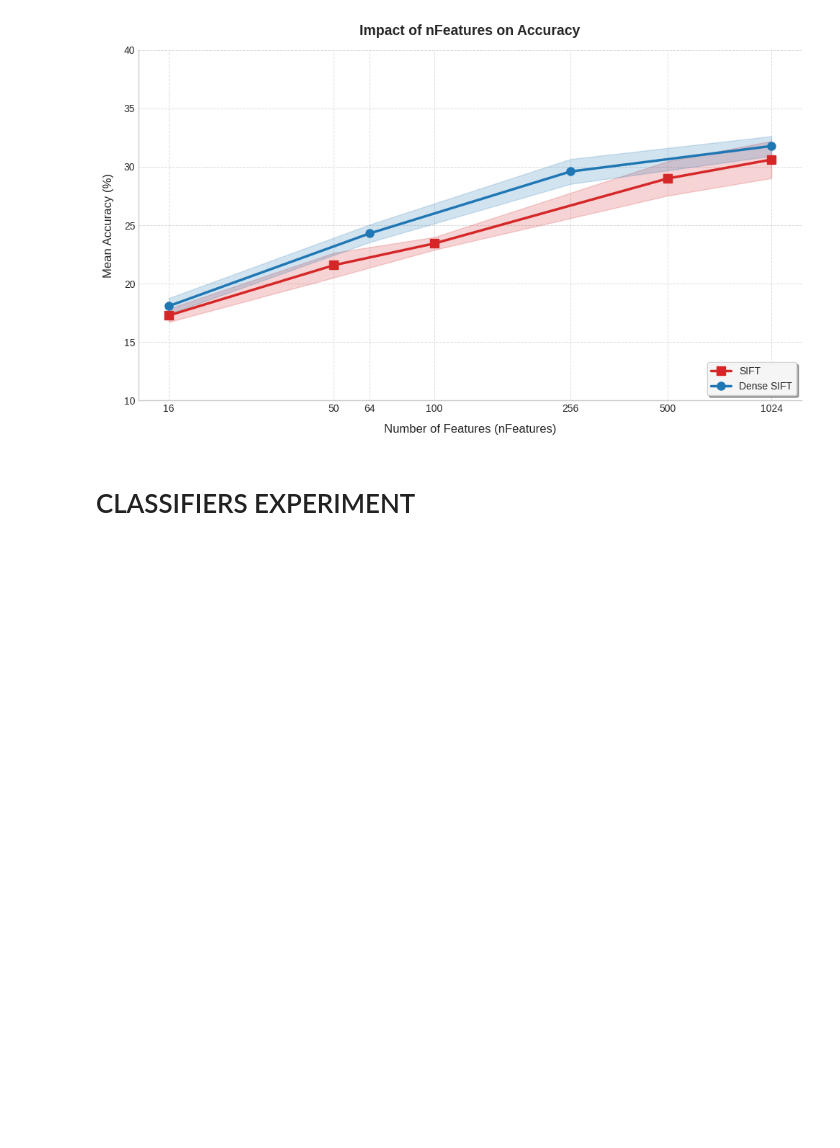
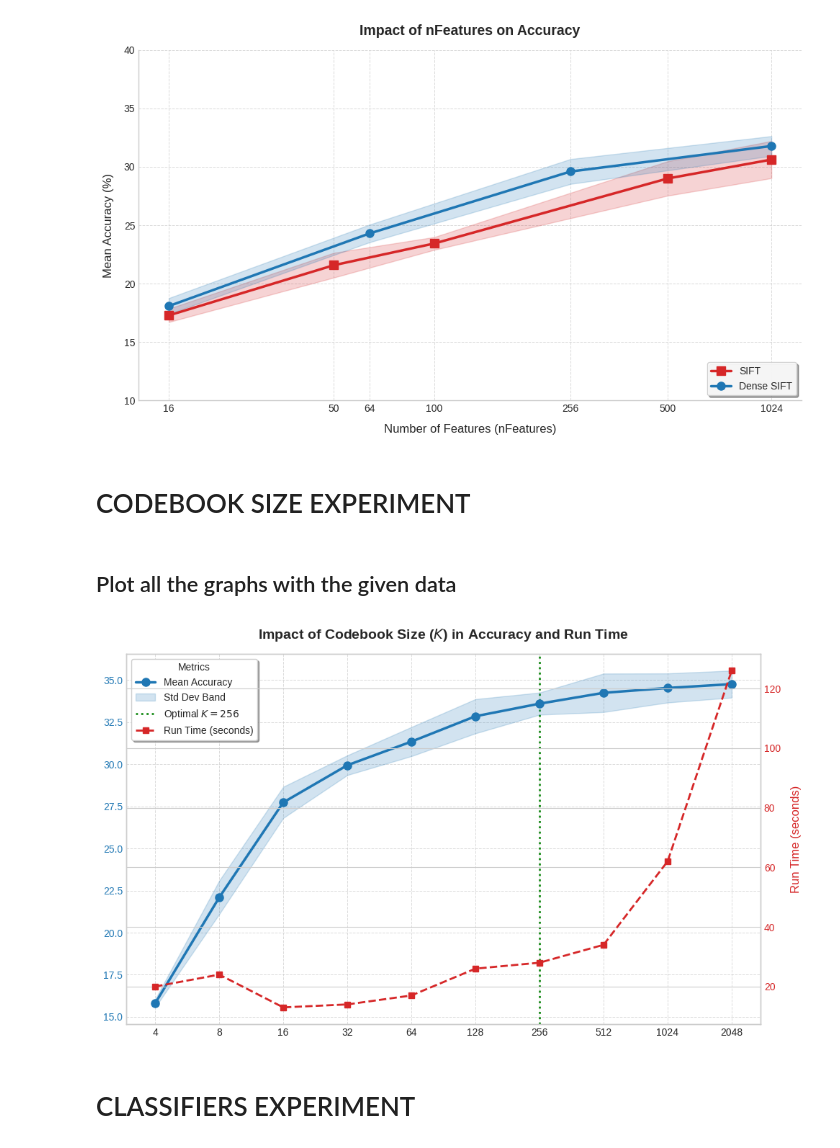
Before and after one commit to MCV-C3/project-5, a Jupyter notebook: Week1/experiments.ipynb, the cells around one changed output. Saved outputs shown, nothing was run; the diff lists cells and outputs as text; code cells hidden in the pictures; blank space fills up the shorter version.

Commit message:
densesift _params&codebook_size experiments plots

```diff
--- a/Week1/experiments.ipynb
+++ b/Week1/experiments.ipynb
@@ -540,3 +548,21 @@ plot_accuracy_curve(performance_data_nfeatures)
 [figure]
 [figure]
 [figure]
+# %% [markdown]
+# CODEBOOK SIZE EXPERIMENT
+# %%
+folds_accs = [[0.15747126436781608, 0.15862068965517245, 0.16206896551724137, 0.15459770114942528, 0.15747126436781608],
+              [0.21264367816091953, 0.21379310344827587, 0.23908045977011497, 0.2149425287356322, 0.22413793103448276],
+              [0.27873563218390807, 0.29022988505747127, 0.27413793103448275, 0.28160919540229884, 0.2620689655172414],
+              [0.3017241379310345, 0.3028735632183908, 0.3005747126436782, 0.3040229885057471, 0.28793103448275864],
+              [0.31494252873563217, 0.32126436781609197, 0.3086206896551724, 0.32298850574712645, 0.29942528735632185],
+              [0.31666666666666665, 0.33793103448275863, 0.32298850574712645, 0.3431034482758621, 0.3218390804597701],
+              [0.3258620689655172, 0.34655172413793106, 0.3367816091954023, 0.335632183908046, 0.3350574712643678],
+              [0.3408045977011494, 0.35919540229885055, 0.3258620689655172, 0.35, 0.33620689655172414],
+              [0.3431034482758621, 0.3471264367816092, 0.32988505747126434, 0.3545977011494253, 0.35172413793103446],
+              [0.3385057471264368, 0.3620689655172414, 0.3425287356321839, 0.34597701149425286, 0.3488505747126437]]
+performance_per_codebook_size = {k:v for k,v in zip([2 ** i for i in range(2, 12)], folds_accs)}
+
+runtime = [20, 24, 13, 14, 17, 26, 28, 34, 62, 126]
+# %% [markdown]
+## Plot all the graphs with the given data
@@ -543,3 +650,7 @@ plot_accuracy_curve(performance_data_nfeatures)
+# %%
+plot_codebook_size_analysis(performance_per_codebook_size, runtime, optimal_k=256)
+# %% [output]
+[figure, added]
 # %% [markdown]
 # CLASSIFIERS EXPERIMENT
 # %% [markdown]
```
Also changed, not shown: parts of 6 cells of this notebook.
